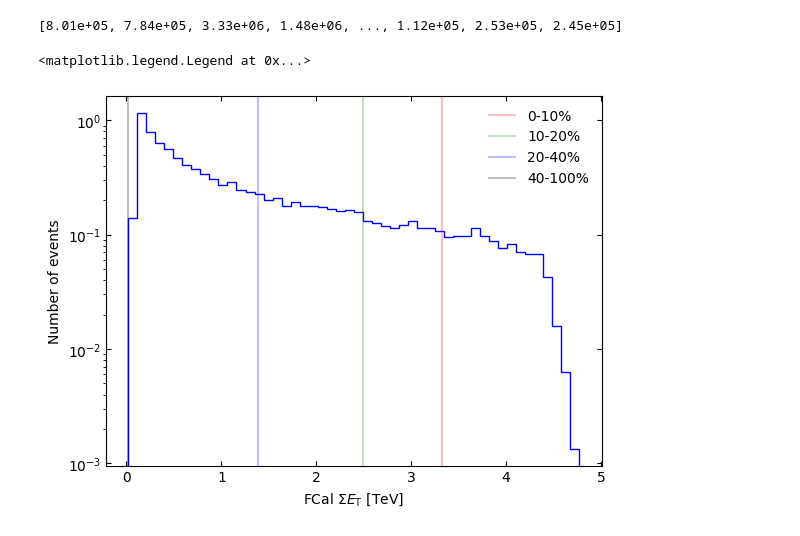
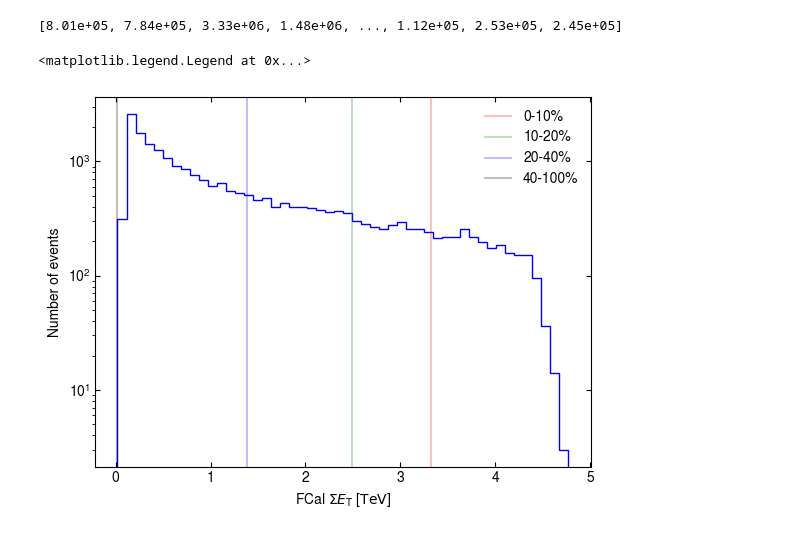
Before and after one commit to rjackson-lancs/notebooks-collection-opendata, a Jupyter notebook: for-research/heavy-ion-hard-probes/centrality.ipynb, the cells around one changed output. Cells and saved outputs as stored; diff of their text form; code cells hidden in the pictures.

Commit message:
Tweak font

```diff
--- a/for-research/heavy-ion-hard-probes/centrality.ipynb
+++ b/for-research/heavy-ion-hard-probes/centrality.ipynb
@@ -36,6 +36,11 @@ import numpy as np
 import vector   # Lorentz vectors
 vector.register_awkward()
 import matplotlib.pyplot as plt # plotting
+plt.rcParams.update({
+    "font.family": "sans-serif",
+    "font.sans-serif": ["Helvetica","Arial","Nimbus Sans","DejaVu Sans"],
+    "svg.fonttype": "path"
+})
 from tqdm import tqdm   # progress bars
 import atlasopenmagic as atom   # ATLAS Open Data
 # %%
@@ -61,24 +66,24 @@ print(total_transverse_energies)
 # %% [output]
 [8.01e+05, 7.84e+05, 3.33e+06, 1.48e+06, ..., 1.12e+05, 2.53e+05, 2.45e+05]
 # %%
-plt.hist(total_transverse_energies*1e-6,bins=50,histtype="step",color="blue",density=True)
+plt.hist(total_transverse_energies*1e-6,bins=50,histtype="step",color="blue")
 plt.tick_params(axis="both",direction="in",top=True,right=True)
 plt.yscale("log")
 plt.xlabel(r"FCal $\Sigma E_\mathrm{T}$ [$\mathrm{TeV}$]")
 plt.ylabel("Number of events")
 centrality_ranges = {
-    10: "0-10%",
-    20: "10-20%",
-    40: "20-40%",
-    100:"40-100%"
+    10: "0 - 10%",
+    20: "10 - 20%",
+    40: "20 - 40%",
+    100:"40 - 100%"
 }
 centralities = [0,10,20,40,100]
 centrality_bins = np.array([np.percentile(total_transverse_energies,100-x) for x in centralities[1:]])
 ymax = plt.ylim()[1]
 # plt.vlines(centrality_bins*1e-6,0,ymax,alpha=.33,color="k")
 for i,colour, in zip(range(4),("red","green","blue","k")):
     plt.vlines(centrality_bins[i]*1e-6,0,ymax,color=colour,alpha=.25,label=f"{centralities[i]}-{centralities[i+1]}%")
 plt.legend(frameon=False)
 # %% [output]
 <matplotlib.legend.Legend at 0x...>
-[figure, old version]
+[figure, new version]
```
